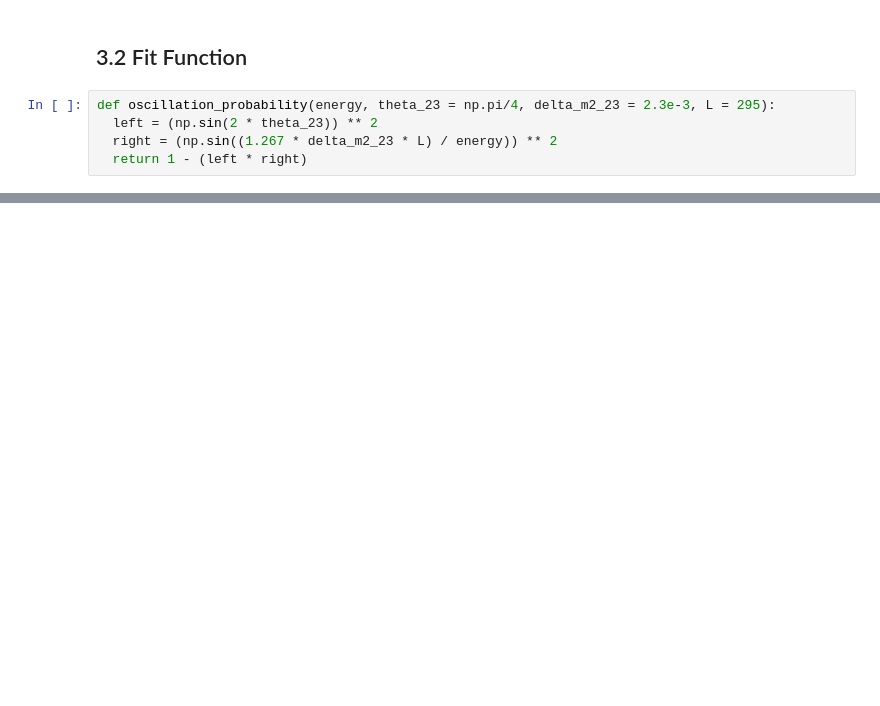
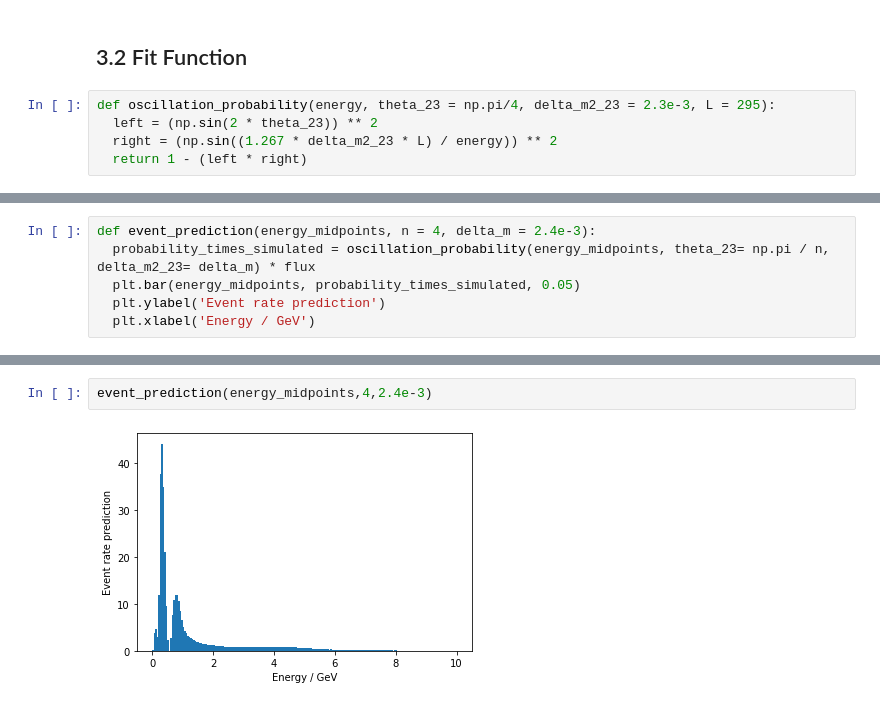
Before and after one commit to afyqeyzar/comp_proj, a Jupyter notebook: proj.ipynb, the cells around one changed output, grey strips where cells are left out. Saved outputs shown, nothing was run; the diff lists cells and outputs as text; blank space fills up the shorter version.

```diff
--- a/proj.ipynb
+++ b/proj.ipynb
@@ -50,0 +66,6 @@ plt.plot(energy_midpoints,oscillation_probability(energy_midpoints),'.')
+# %%
+def event_prediction(energy_midpoints, n = 4, delta_m = 2.4e-3):
+  probability_times_simulated = oscillation_probability(energy_midpoints, theta_23= np.pi / n, delta_m2_23= delta_m) * flux
+  plt.bar(energy_midpoints, probability_times_simulated, 0.05)
+  plt.ylabel('Event rate prediction')
+  plt.xlabel('Energy / GeV')
@@ -50,0 +79,4 @@ plt.plot(energy_midpoints,oscillation_probability(energy_midpoints),'.')
+# %%
+event_prediction(energy_midpoints,4,2.4e-3)
+# %% [output]
+[figure, added]
```
Also changed, not shown: parts of 8 cells of this notebook, 1 other file.
